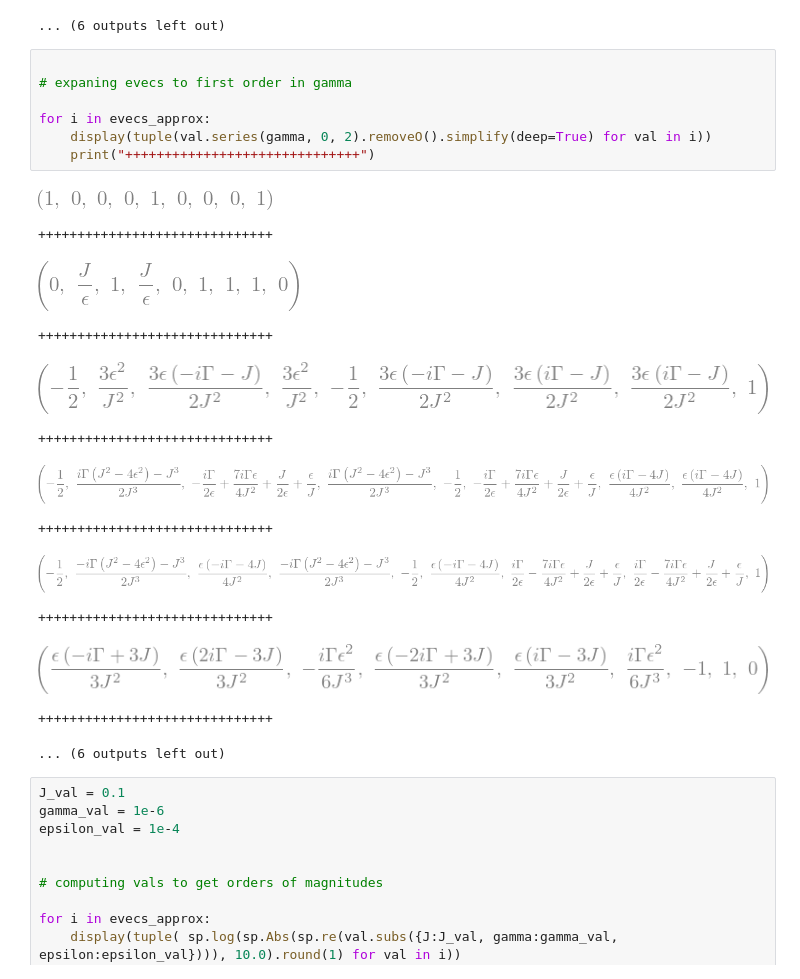
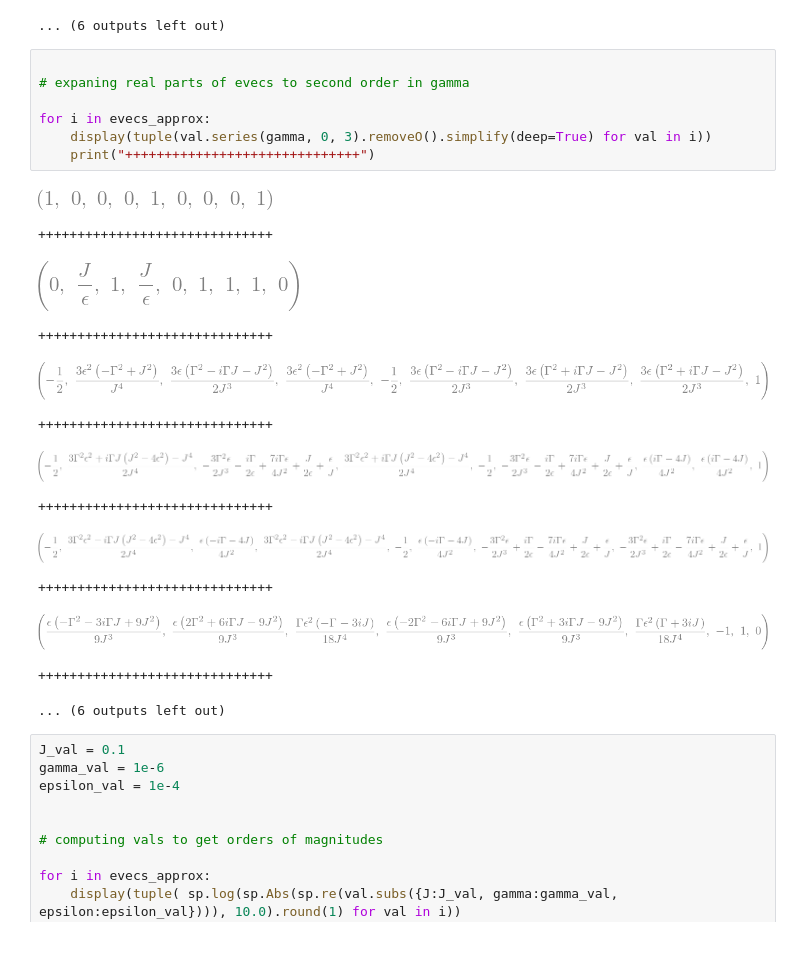
Before and after one commit to kiwipretzel/nserc-2026, a Jupyter notebook: [3.0] [three-site (degenerate), single-body, general epsilon's, local dephasing]/[3.0.1] [evals of symmetry case] [june 25].ipynb, the cells around one changed output. Drawn from its saved outputs; the diff is of its cells as text; blank space fills up the shorter version.

```diff
--- a/[3.0] [three-site (degenerate), single-body, general epsilon's, local dephasing]/[3.0.1] [evals of symmetry case] [june 25].ipynb
+++ b/[3.0] [three-site (degenerate), single-body, general epsilon's, local dephasing]/[3.0.1] [evals of symmetry case] [june 25].ipynb
@@ -195,23 +195,23 @@ for i in evecs_approx:
 ... (6 outputs left out)
 # %%
 
-# expaning evecs to first order in gamma
+# expaning real parts of evecs to second order in gamma
 
 for i in evecs_approx:
-    display(tuple(val.series(gamma, 0, 2).removeO().simplify(deep=True) for val in i))
+    display(tuple(val.series(gamma, 0, 3).removeO().simplify(deep=True) for val in i))
     print("++++++++++++++++++++++++++++++")
 # %% [output]
 [figure]
 ++++++++++++++++++++++++++++++
 [figure]
 ++++++++++++++++++++++++++++++
-[figure, old version]
+[figure, new version]
 ++++++++++++++++++++++++++++++
-[figure, old version]
+[figure, new version]
 ++++++++++++++++++++++++++++++
-[figure, old version]
+[figure, new version]
 ++++++++++++++++++++++++++++++
-[figure, old version]
+[figure, new version]
 ++++++++++++++++++++++++++++++
 ... (6 outputs left out)
 # %%
```
Also changed, not shown: 2 other files.
